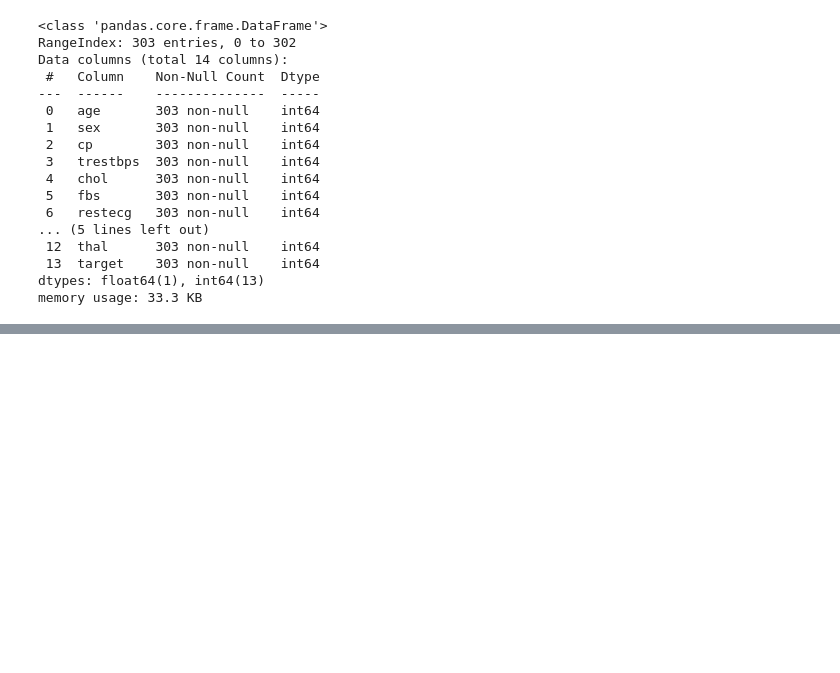
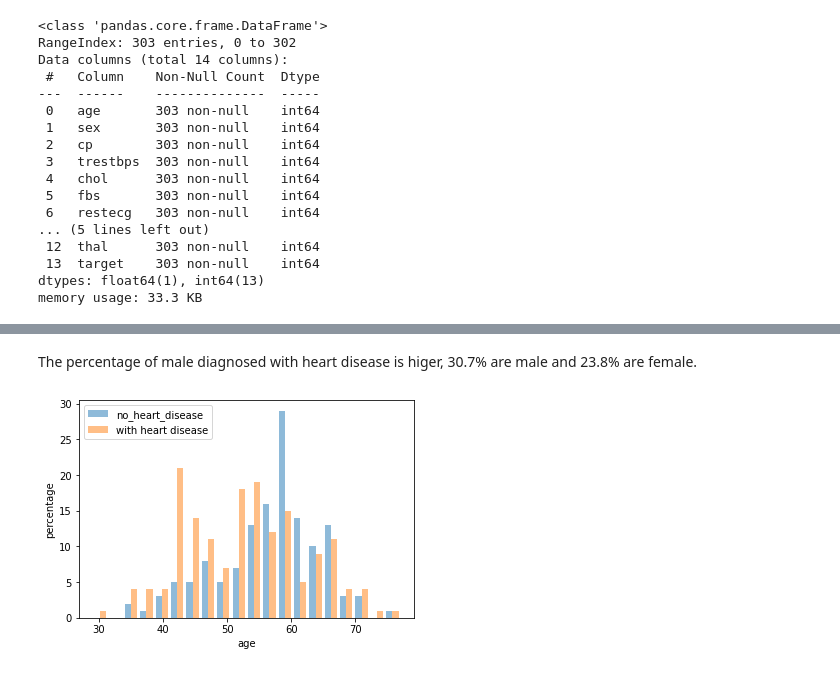
Before and after one commit to LucianPopaLVP/Project-4---Unsupervised-Machine-Learning, a Jupyter notebook: heart_disease_report_unsupervised_learning.ipynb, the cells around one changed output, grey strips where cells are left out. Cells and saved outputs as stored; diff of their text form; code cells hidden in the pictures; blank space fills up the shorter version.

```diff
--- a/heart_disease_report_unsupervised_learning.ipynb
+++ b/heart_disease_report_unsupervised_learning.ipynb
@@ -126,0 +147,12 @@ df_target
+# %% [markdown]
+The percentage of male diagnosed with heart disease is higer, 30.7% are male and 23.8% are female.
+# %%
+# Let's see how distribution of age is
+# set up the plot
+plt.hist([df[df.target==0].age, df[df.target==1].age], bins = 20, alpha = 0.5, label = ["no_heart_disease","with heart disease"])
+plt.xlabel("age")
+plt.ylabel("percentage")
+plt.legend()
+plt.show()
+# %% [output]
+[figure, added]
```
Also changed, not shown: parts of 17 cells of this notebook.
